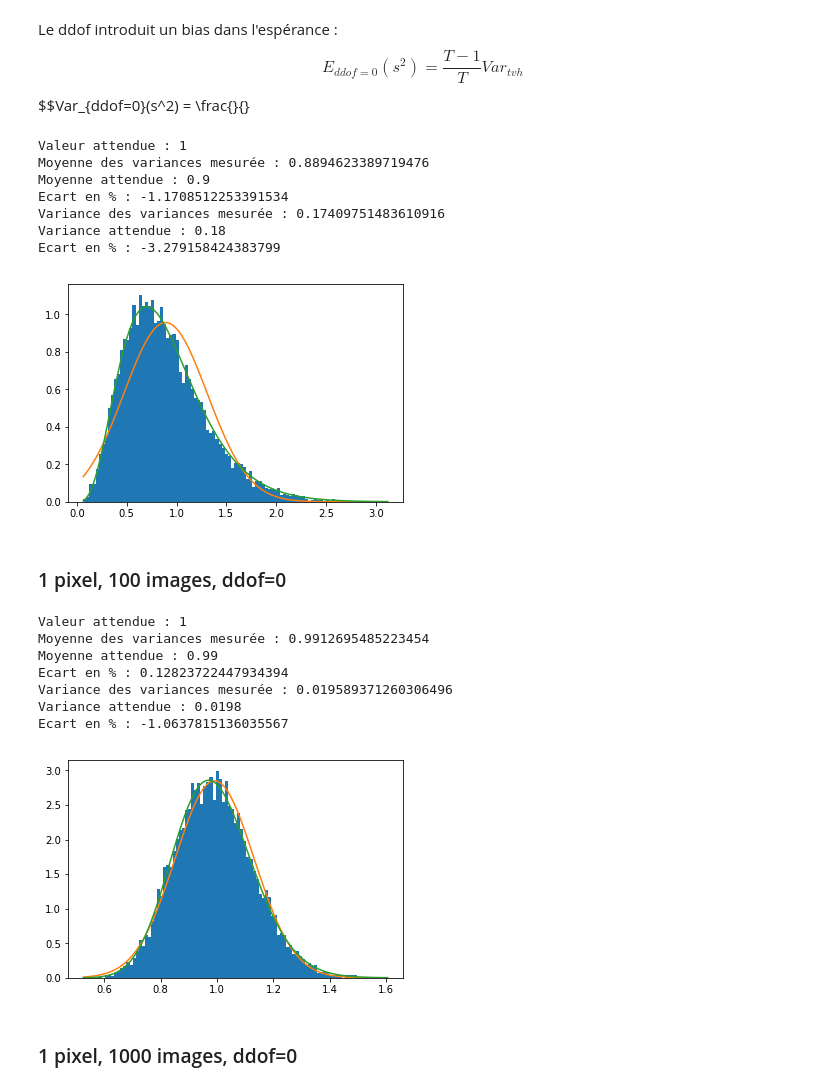
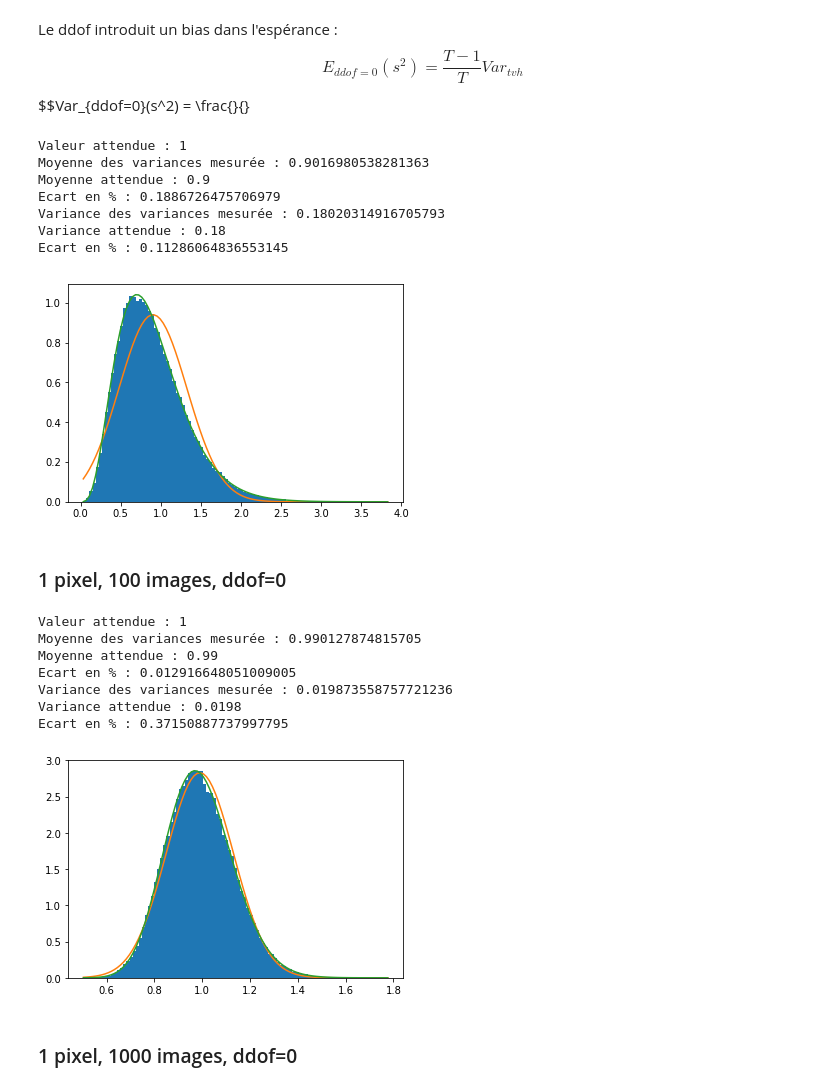
Before and after one commit to mocquin/noise3d, a Jupyter notebook: NETD.ipynb, the cells around one changed output. Cells and saved outputs as stored; diff of their text form; code cells hidden in the pictures.

```diff
--- a/NETD.ipynb
+++ b/NETD.ipynb
@@ -18,6 +18,16 @@ from noise3d import noise
 from noise3d import bias
 
 import matplotlib.pyplot as plt
+
+def var_CI(var_est, N_ech, N_deg, k_est, alpha, verbose=False):
+    y_min = 0# y_min tq Chi2(N_deg) = 1-alpha/2
+    y_max = 0 # y_max tq Chi2(Ndeg) = alpha/2
+    min_CI = (N_ech - k_est)*var_est/y_max
+    max_CI = (N_ech - k_est)*var_est/y_min
+    if verbose:
+        print("True variance has {} probability to be in [{} ; {}] interval".format(1-alpha, min_CI, max_CI))
+    return (min_CI, max_CI)
+
 
 def compute_results(var, V, H, T, N, ddof):
 
@@ -47,11 +57,13 @@ def compute_results(var, V, H, T, N, ddof):
     print("Variance attendue : {}".format(exp_var))
     print("Ecart en % : {}".format((var/exp_var-1)*100))
 
+
     ech_gauss = noise.gauss(ech, np.mean(vec_netd), np.std(vec_netd))
+    # la distribution est un chi2 à VH(T-1) dof, et multiplié par sigma2/(VH(T-k))
     ech_chi2 = scipy.stats.chi2.pdf(ech,
                                     df=(T-1)*(V*H),
-                                    loc=0,
-                                    scale=var_tvh**2/((T-ddof)*V*H))
+                                    scale=var_tvh/((T-ddof)*V*H))
+
     plt.plot(ech, ech_gauss)
     plt.plot(ech, ech_chi2)
 # %% [markdown]
@@ -180,21 +211,21 @@ $$Var_{ddof=0}(s^2) = \frac{}{}
 # %%
 var_tvh = 1
 V = 1
 H = 1
 T = 10
-N = 10000
+N = 100000
 ddof=0
 
 compute_results(var_tvh, V, H, T, N, ddof)
 # %% [output]
 Valeur attendue : 1
-Moyenne des variances mesurée : 0.8894623389719476
+Moyenne des variances mesurée : 0.9016980538281363
 Moyenne attendue : 0.9
-Ecart en % : -1.1708512253391534
-Variance des variances mesurée : 0.17409751483610916
+Ecart en % : 0.1886726475706979
+Variance des variances mesurée : 0.18020314916705793
 Variance attendue : 0.18
-Ecart en % : -3.279158424383799
+Ecart en % : 0.11286064836553145
-[figure, old version]
+[figure, new version]
 # %% [markdown]
 ### 1 pixel, 100 images, ddof=0
 # %%
@@ -202,18 +233,18 @@ var_tvh = 1
 V = 1
 H = 1
 T = 100
-N = 10000
+N = 100000
 ddof=0
 compute_results(var_tvh, V, H, T, N, ddof)
 # %% [output]
 Valeur attendue : 1
-Moyenne des variances mesurée : 0.9912695485223454
+Moyenne des variances mesurée : 0.990127874815705
 Moyenne attendue : 0.99
-Ecart en % : 0.12823722447934394
-Variance des variances mesurée : 0.019589371260306496
+Ecart en % : 0.012916648051009005
+Variance des variances mesurée : 0.019873558757721236
 Variance attendue : 0.0198
-Ecart en % : -1.0637815136035567
+Ecart en % : 0.37150887737997795
-[figure, old version]
+[figure, new version]
 # %% [markdown]
 ### 1 pixel, 1000 images, ddof=0
 # %%
```
Also changed, not shown: parts of 12 cells of this notebook, 9 other files.
